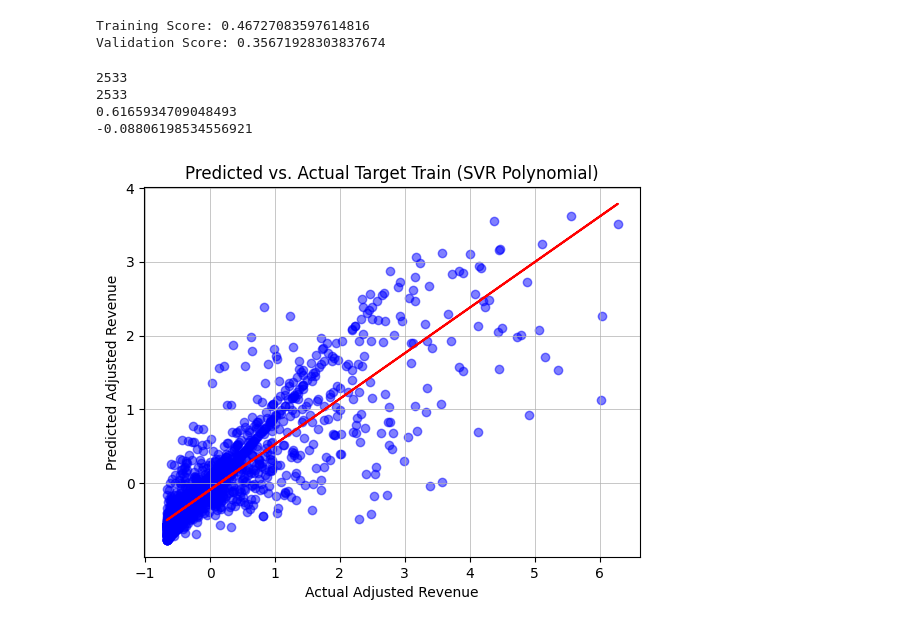
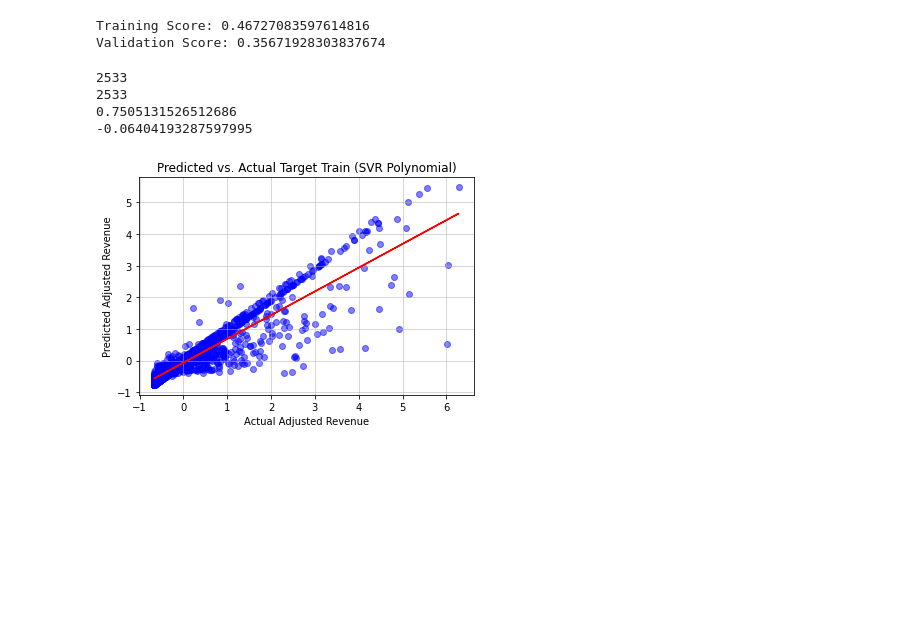
Before and after one commit to dcortese8/CSE6242-Project, a Jupyter notebook: modeling_and_analysis/Movie_SVR_Model.ipynb, the cells around one changed output. Drawn from its saved outputs; the diff is of its cells as text; code cells hidden in the pictures; blank space fills up the shorter version.

```diff
--- a/modeling_and_analysis/Movie_SVR_Model.ipynb
+++ b/modeling_and_analysis/Movie_SVR_Model.ipynb
@@ -16,7 +16,7 @@ import sklearn.metrics as metrics
 
 #Steps from https://medium.com/pursuitnotes/support-vector-regression-in-6-steps-with-python-c4569acd062d
 # %%
-df = pd.read_csv("../data/cleaned_movies_NEW.csv")
+df = pd.read_csv("C:\\Users\\corts033\\Documents\\Personal\\Geo Tech\\CSE 6242\\Project\\cleaned_movies_NEW.csv")
 # %%
 df.columns
 # %% [output]
@@ -52,7 +52,9 @@ X = df[['budget','runtime',
        'genre_Thriller', 'genre_Crime', 'genre_TV_Movie', 'genre_Animation',
        'genre_Foreign', 'genre_Fantasy', 'genre_Drama', 'genre_Documentary',
        'genre_Family', 'genre_Music', 'genre_History','cast_size','holiday_release', 'cast_1_vote_average',
-       'cast_2_vote_average', 'cast_3_vote_average', 'cast_4_vote_average', 'cast_5_vote_average',
+       'cast_1_movie_count', 'cast_2_vote_average', 'cast_2_movie_count',
+       'cast_3_vote_average', 'cast_3_movie_count', 'cast_4_vote_average',
+       'cast_4_movie_count', 'cast_5_vote_average', 'cast_5_movie_count',
        'keywords_holiday_celebrate', 'keywords_violence_war_crime',
        'keywords_superhero', 'keywords_creditstinger_3d',
        'keywords_womandirector_independentfilm',
@@ -62,7 +64,8 @@ X = df[['budget','runtime',
 X = X.fillna(0)
 
 cols = X.columns
-
+X_orig = X
+y_orig=y
 
 #Feature scaling basically helps to normalize the data within a particular range. Normally several common class types contain the feature scaling function so that they make feature scaling automatically.
 sc_X = StandardScaler()
@@ -140,33 +146,33 @@ Validation Score: 0.35671928303837674
 # %%
 #The best model is poly, this will be used to draw the comparisson between predicted vs actual
 
 
-y_train_pred = regressor.predict(X_train)
+y_train_pred = regressor_p.predict(X_train)
 
 #y_train = [item for sublist in y_train for item in sublist]
 y_train = [float(i) for i in y_train]
 print(len(y_train))
 print(len(y_train_pred))
 plt.scatter(y_train, y_train_pred, alpha=0.5, color='blue')
 #print([item for sublist in y_train for item in sublist][0:3])
 #print(y_train_pred[0:3])
 
 m, b = np.polyfit(y_train, y_train_pred, 1)
 print(m)
 print(b)
 line_plot = [(m*(i)) + b for i in y_train]
 plt.plot(y_train, line_plot, color='red')
 
 plt.xlabel('Actual Adjusted Revenue')
 plt.ylabel('Predicted Adjusted Revenue')
 plt.title('Predicted vs. Actual Target Train (SVR Polynomial)')
 plt.grid(linewidth=0.5)
 # %% [output]
 2533
 2533
-0.6165934709048493
--0.08806198534556921
+0.7505131526512686
+-0.06404193287597995
-[figure, old version]
+[figure, new version]
 # %%
 #The best model is poly, this will be used to draw the comparisson between predicted vs actual
 
```
Also changed, not shown: parts of 7 cells of this notebook, 33 other files.
